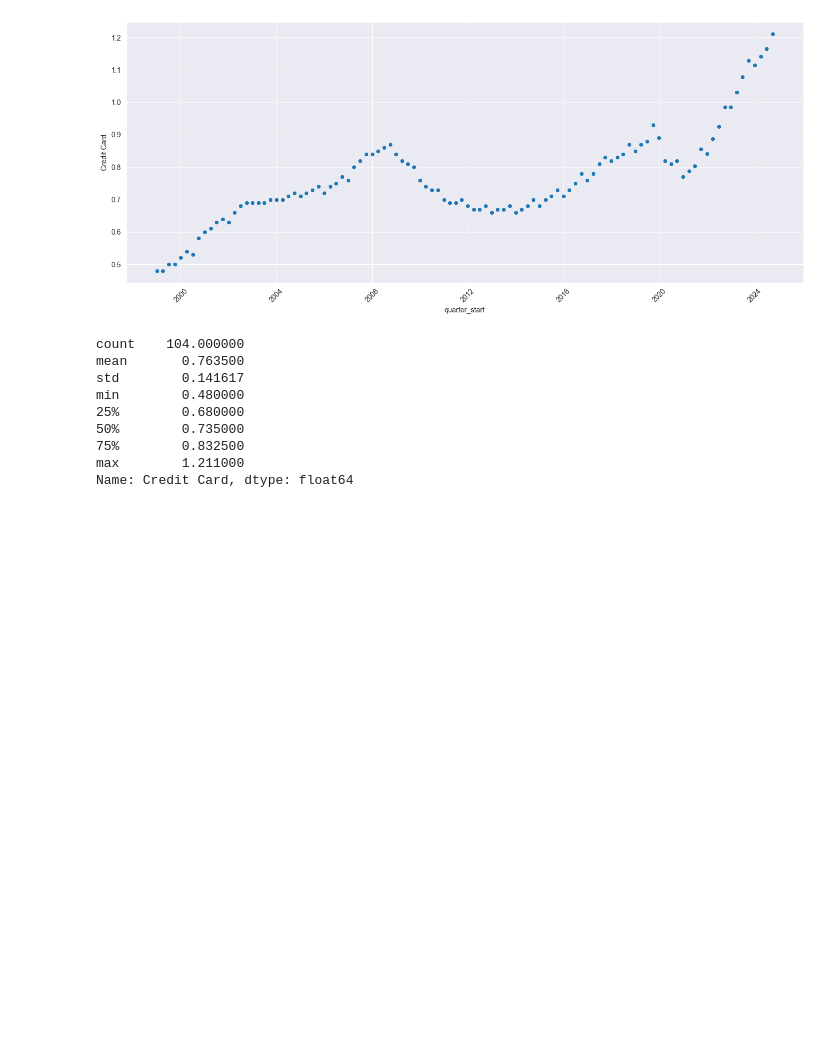
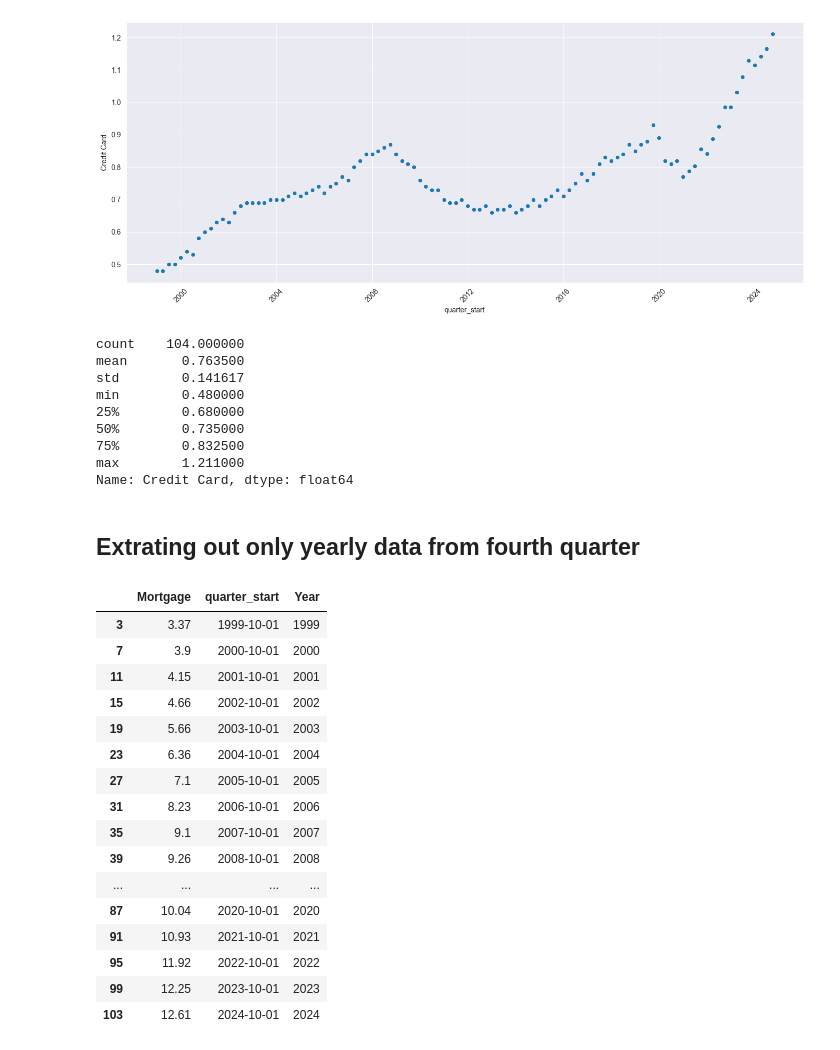
Before and after one commit to alvaroEspinozaMerida/CA_Housing_Analysis, a Jupyter notebook: src/debt_EDA.ipynb, the cells around one changed output. Saved outputs shown, nothing was run; the diff lists cells and outputs as text; code cells hidden in the pictures; blank space fills up the shorter version.

Commit message:
created new dataframes for debt,median price, and number of units that all share same time unit

```diff
--- a/src/debt_EDA.ipynb
+++ b/src/debt_EDA.ipynb
@@ -231,3 +231,31 @@ min        0.480000
 75%        0.832500
 max        1.211000
 Name: Credit Card, dtype: float64
+# %% [markdown]
+## Extrating out only yearly data from fourth quarter
+# %%
+
+col = ["Mortgage", "quarter_start"]
+mortgage = debt_all[col].copy()
+mortgage = mortgage[mortgage["quarter_start"].dt.month == 10].copy()
+mortgage["Year"] = mortgage["quarter_start"].dt.year
+# %%
+mortgage
+# %% [output]
+|  | Mortgage | quarter_start | Year |
+| 3 | 3.37 | 1999-10-01 | 1999 |
+| 7 | 3.9 | 2000-10-01 | 2000 |
+| 11 | 4.15 | 2001-10-01 | 2001 |
+| 15 | 4.66 | 2002-10-01 | 2002 |
+| 19 | 5.66 | 2003-10-01 | 2003 |
+| 23 | 6.36 | 2004-10-01 | 2004 |
+| 27 | 7.1 | 2005-10-01 | 2005 |
+| 31 | 8.23 | 2006-10-01 | 2006 |
+| 35 | 9.1 | 2007-10-01 | 2007 |
+| 39 | 9.26 | 2008-10-01 | 2008 |
+| ... | ... | ... | ... |
+| 87 | 10.04 | 2020-10-01 | 2020 |
+| 91 | 10.93 | 2021-10-01 | 2021 |
+| 95 | 11.92 | 2022-10-01 | 2022 |
+| 99 | 12.25 | 2023-10-01 | 2023 |
+| 103 | 12.61 | 2024-10-01 | 2024 |
```
Also changed, not shown: 2 other files.
